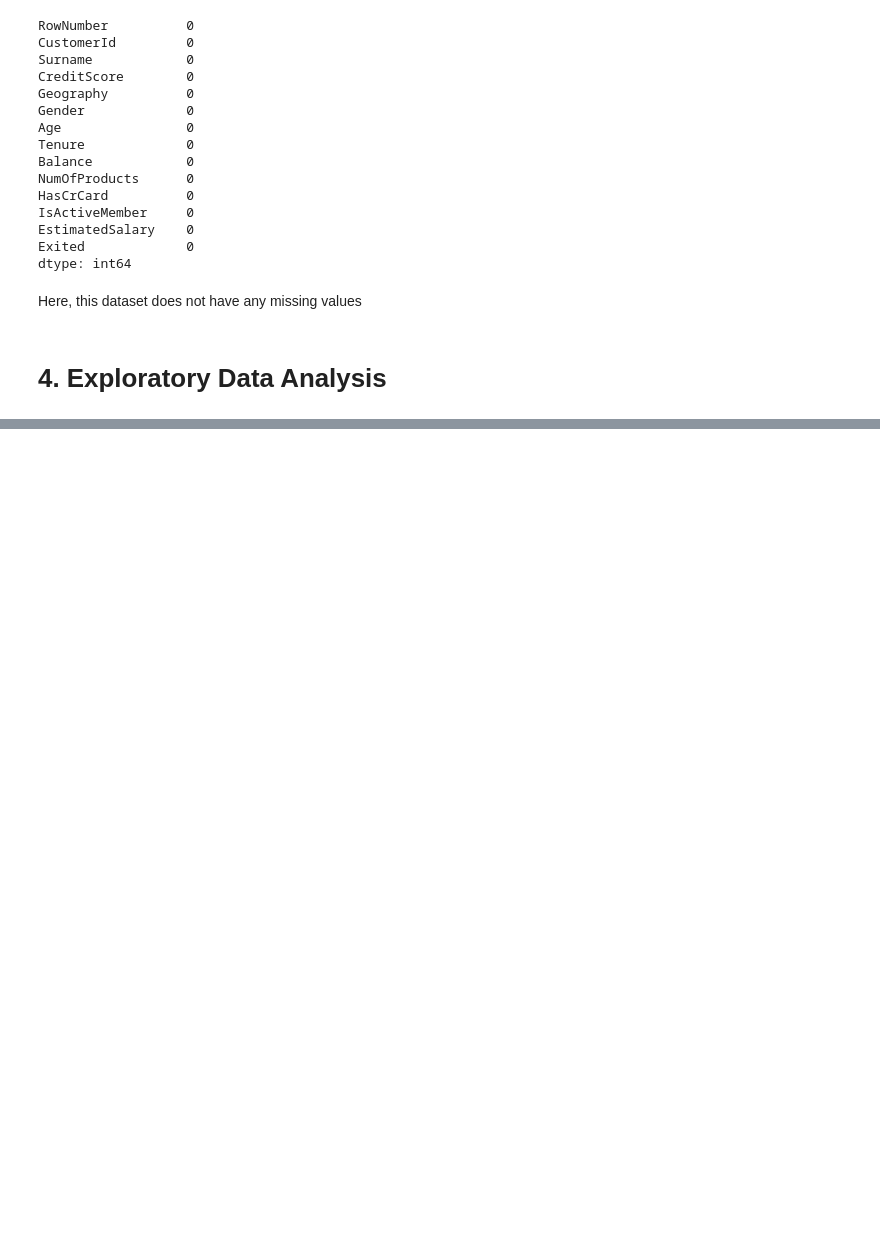
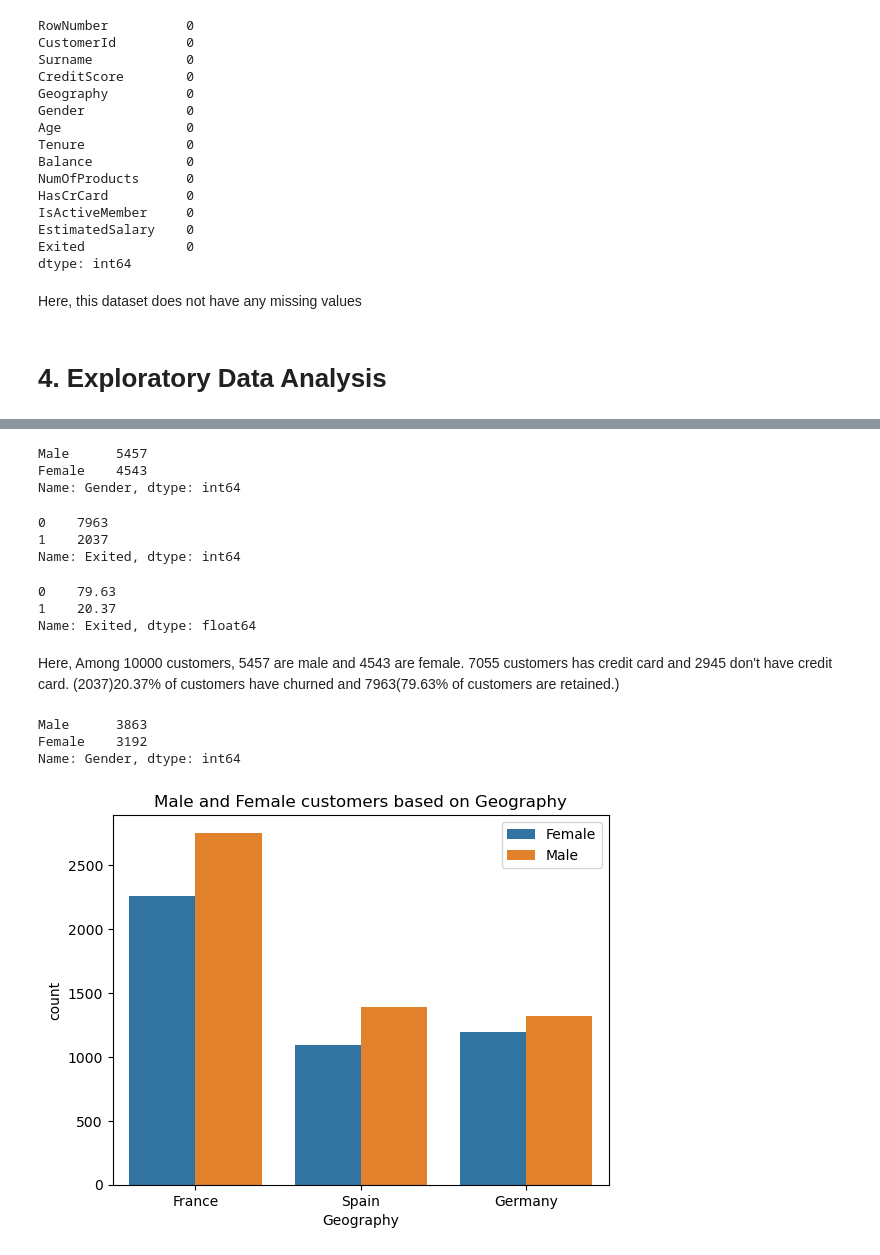
Before and after one commit to shubhampokhrel81/predicting_churn_for_bank_customers, a Jupyter notebook: churn_prediction.ipynb, the cells around one changed output, grey strips where cells are left out. Drawn from its saved outputs; the diff is of its cells as text; code cells hidden in the pictures; blank space fills up the shorter version.

```diff
--- a/churn_prediction.ipynb
+++ b/churn_prediction.ipynb
@@ -119,0 +127,33 @@ Here, this dataset does not have any missing values
+# %%
+df['Gender'].value_counts()
+# %% [output]
+Male      5457
+Female    4543
+Name: Gender, dtype: int64
+# %%
+df['Exited'].value_counts()
+# %% [output]
+0    7963
+1    2037
+Name: Exited, dtype: int64
+# %%
+df['Exited'].value_counts(normalize=True) * 100
+# %% [output]
+0    79.63
+1    20.37
+Name: Exited, dtype: float64
+# %% [markdown]
+Here, Among 10000 customers, 5457 are male and 4543 are female. 7055 customers has credit card and 2945 don't have credit card. (2037)20.37% of customers have churned and 7963(79.63% of customers are retained.)
+# %%
+df[df['HasCrCard']==1]['Gender'].value_counts()
+# %% [output]
+Male      3863
+Female    3192
+Name: Gender, dtype: int64
+# %%
+sns.countplot(x = 'Geography', data=df, hue='Gender')
+plt.title('Male and Female customers based on Geography')
+plt.legend()
+plt.show()
+# %% [output]
+[figure, added]
```
Also changed, not shown: parts of 5 cells of this notebook.
